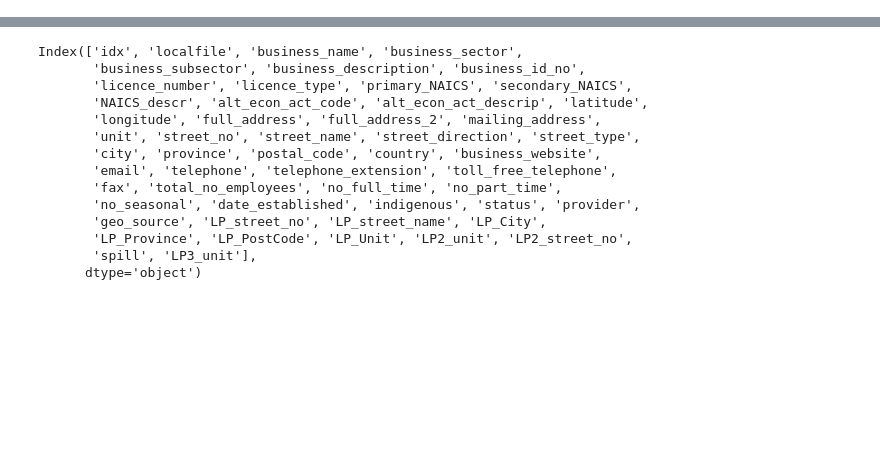
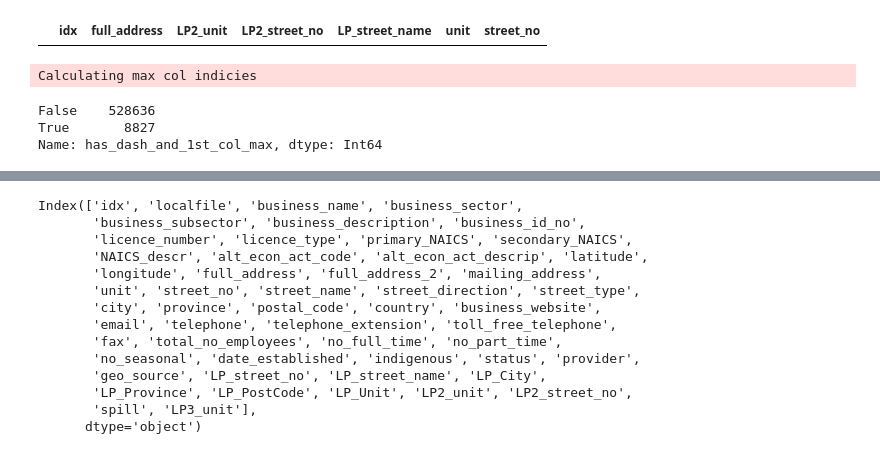
Before and after one commit to smlum/ODBiz, a Jupyter notebook: 4-Parsing/custom_parsing_data/post_parsed_data_viewing.ipynb, the cells around one changed output, grey strips where cells are left out. Drawn from its saved outputs; the diff is of its cells as text; code cells hidden in the pictures; blank space fills up the shorter version.

```diff
--- a/4-Parsing/custom_parsing_data/post_parsed_data_viewing.ipynb
+++ b/4-Parsing/custom_parsing_data/post_parsed_data_viewing.ipynb
@@ -25,0 +73,32 @@ df has 803658 rows
+# %%
+# Double check Victoria # It is parsed correctly!
+pd.options.display.max_columns = None
+drows = 7108
+pd.options.display.max_rows = drows
+vic_df = df[df['localfile'] == 'BC_Victoria_Business_Licences.csv'].copy()
+# vic_df = vic_df.fillna('')
+street_no_has_letter = vic_df['LP2_street_no'].str.contains(r'\D', na = False)
+street_no_na = vic_df['street_no'].isna()
+vic_df.loc[street_no_na,['idx', 'full_address', 'LP2_unit', 'LP2_street_no', 'LP_street_name', 'unit', 'street_no']]
+# %% [output]
+|  | idx | full_address | LP2_unit | LP2_street_no | LP_street_name | unit | street_no |
+# %%
+st_no_df = df[['LP_street_no']].copy()
+temp = st_no_df['LP_street_no'].str.split('-', expand = True)
+# temp = temp.apply(pd.to_numeric, errors = 'coerce', downcast = 'integer')
+for col in tqdm(temp.columns):
+    temp[col] = pd.to_numeric(temp[col], errors = 'coerce', downcast = 'integer')
+    temp[col] = np.floor(temp[col]).astype(pd.Int64Dtype())
+
+print('Calculating max col indicies')
+temp['max_col'] = temp.max(axis = 1).astype(pd.Int64Dtype())
+temp['first_col_max'] = temp['max_col'] == temp[0]
+
+st_no_df = st_no_df.join(temp)
+st_no_df['has_dash_and_1st_col_max'] = st_no_df['LP_street_no'].str.contains('-') & st_no_df['first_col_max']
+st_no_df['has_dash_and_1st_col_max'].value_counts()
+# %% [output]
+Calculating max col indicies
+False    528636
+True       8827
+Name: has_dash_and_1st_col_max, dtype: Int64
```
Also changed, not shown: parts of 8 cells of this notebook, 1 other file.
